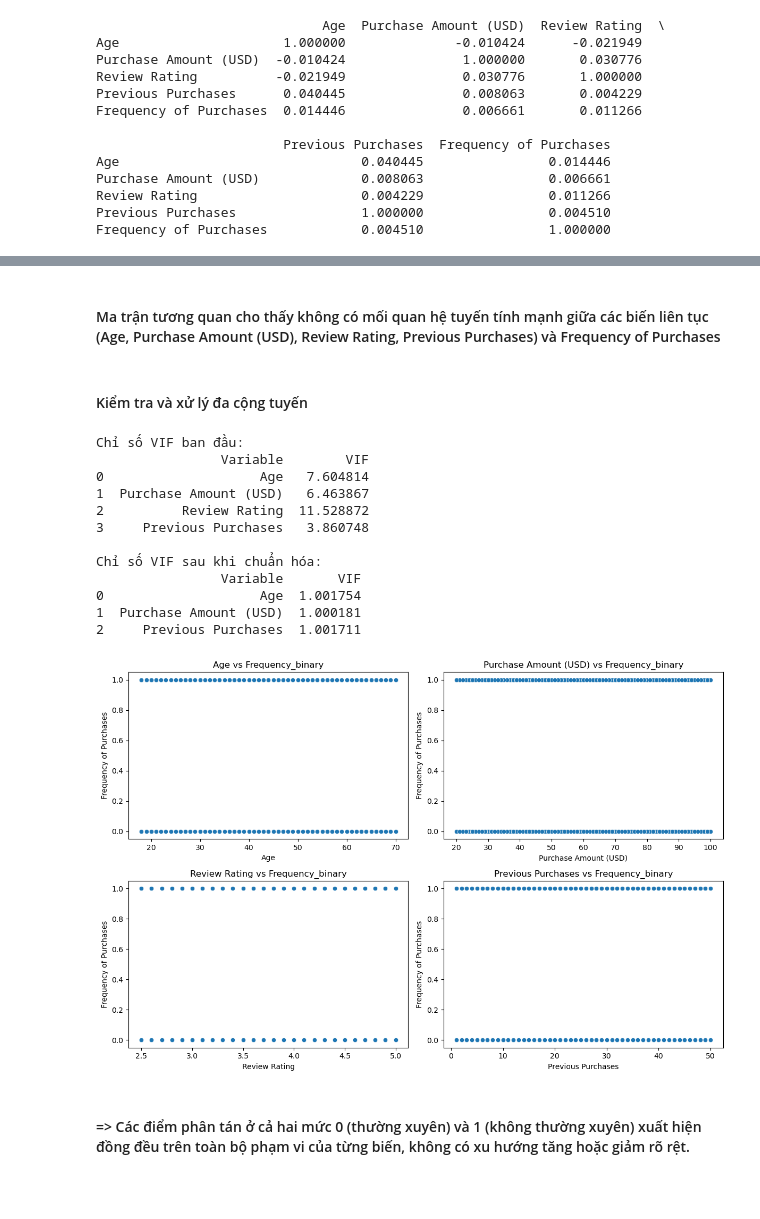
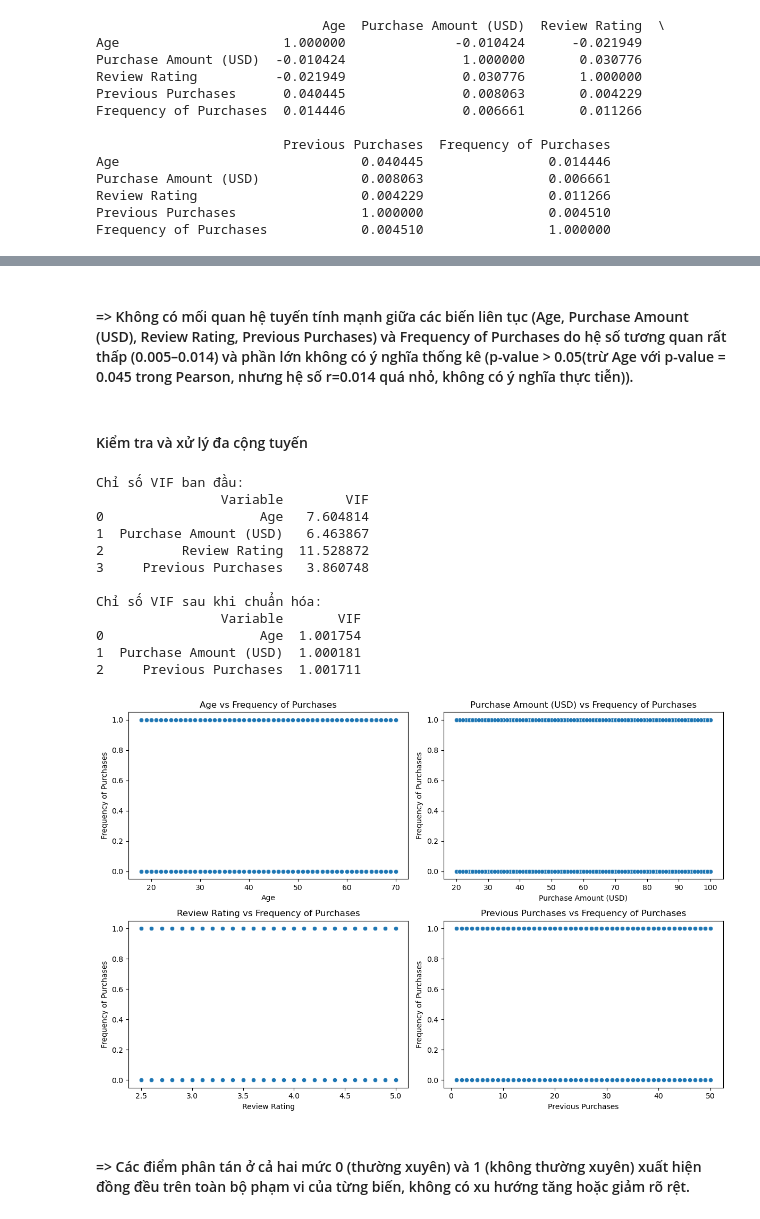
Before and after one commit to phammai1410/phantich, a Jupyter notebook: DeAn.ipynb, the cells around one changed output, grey strips where cells are left out. Cells and saved outputs as stored; diff of their text form; code cells hidden in the pictures; blank space fills up the shorter version.

```diff
--- a/3.ipynb
+++ b/DeAn.ipynb
@@ -242,3 +241,27 @@ Purchase Amount (USD)             0.008063                0.006661
 Review Rating                     0.004229                0.011266
 Previous Purchases                1.000000                0.004510
 Frequency of Purchases            0.004510                1.000000
+# %%
+
+from scipy.stats import shapiro, probplot
+# Danh sách các biến cần kiểm tra
+variables = ['Age', 'Purchase Amount (USD)', 'Review Rating', 'Previous Purchases']
+
+# Thiết lập kích thước biểu đồ
+plt.figure(figsize=(12, 8))
+
+# Vẽ Q-Q plot cho từng biến
+for i, var in enumerate(variables, 1):
+    plt.subplot(2, 2, i)  # Tạo lưới 2x2 cho 4 biểu đồ
+    probplot(df[var], dist="norm", plot=plt)  # Vẽ Q-Q plot
+    plt.title(f'Q-Q Plot - {var}')
+
+    # Kiểm định Shapiro-Wilk
+    stat, p = shapiro(df[var])
+    # Thêm ghi chú Shapiro-Wilk vào biểu đồ
+    plt.text(-2.5, df[var].max() * 0.9, f'Shapiro-Wilk: Stat={stat:.3f}, p={p:.4f}\n'
+             f'{"Chuẩn" if p > 0.05 else "Không chuẩn"}',
+             bbox=dict(facecolor='yellow', alpha=0.5))
+
+plt.tight_layout()
+plt.show()
@@ -278,17 +340,8 @@ Spearman: rho = 0.0047, p-value = 0.7699
 # %% [markdown]
-#### Ma trận tương quan cho thấy không có mối quan hệ tuyến tính mạnh giữa các biến liên tục (Age, Purchase Amount (USD), Review Rating, Previous Purchases) và Frequency of Purchases
+#### => Không có mối quan hệ tuyến tính mạnh giữa các biến liên tục (Age, Purchase Amount (USD), Review Rating, Previous Purchases) và Frequency of Purchases do hệ số tương quan rất thấp (0.005–0.014) và phần lớn không có ý nghĩa thống kê (p-value > 0.05(trừ Age với p-value = 0.045 trong Pearson, nhưng hệ số r=0.014 quá nhỏ, không có ý nghĩa thực tiễn)).
 # %% [markdown]
 #### Kiểm tra và xử lý đa cộng tuyến
 # %%
-import pandas as pd
-import numpy as np
-from sklearn.model_selection import train_test_split
-from statsmodels.genmod.generalized_linear_model import GLM
-from statsmodels.genmod.families import Binomial
-from statsmodels.stats.outliers_influence import variance_inflation_factor
-from sklearn.preprocessing import StandardScaler
-import statsmodels.api as sm
-from sklearn.metrics import classification_report, confusion_matrix, accuracy_score
 
 # Chọn các biến liên tục
 features = ['Age', 'Purchase Amount (USD)', 'Review Rating', 'Previous Purchases']
@@ -310,35 +363,35 @@ scaler = StandardScaler()
 X_reduced_scaled = scaler.fit_transform(X_reduced)
 X_reduced_scaled = pd.DataFrame(X_reduced_scaled, columns=features_reduced)
 
 # Kiểm tra VIF sau khi chuẩn hóa
 vif_data_scaled = pd.DataFrame()
 vif_data_scaled["Variable"] = X_reduced_scaled.columns
 vif_data_scaled["VIF"] = [variance_inflation_factor(X_reduced_scaled.values, i) for i in range(X_reduced_scaled.shape[1])]
 print("\nChỉ số VIF sau khi chuẩn hóa:")
 print(vif_data_scaled)
 
 # Vẽ biểu đồ phân tán để kiểm tra mối quan hệ
 plt.figure(figsize=(12, 8))
 for i, col in enumerate(features):
     plt.subplot(2, 2, i+1)  # Lưới 2x2, i+1 từ 1 đến 4
     sns.scatterplot(x=X[col], y=y)
-    plt.title(f"{col} vs Frequency_binary")
+    plt.title(f"{col} vs Frequency of Purchases")
 plt.tight_layout()
 plt.show()
 # %% [output]
 Chỉ số VIF ban đầu:
                 Variable        VIF
 0                    Age   7.604814
 1  Purchase Amount (USD)   6.463867
 2          Review Rating  11.528872
 3     Previous Purchases   3.860748
 
 Chỉ số VIF sau khi chuẩn hóa:
                 Variable       VIF
 0                    Age  1.001754
 1  Purchase Amount (USD)  1.000181
 2     Previous Purchases  1.001711
-[figure, old version]
+[figure, new version]
 # %% [markdown]
 #### => Các điểm phân tán ở cả hai mức 0 (thường xuyên) và 1 (không thường xuyên) xuất hiện đồng đều trên toàn bộ phạm vi của từng biến, không có xu hướng tăng hoặc giảm rõ rệt.
 # %% [markdown]
```
Also changed, not shown: parts of 17 cells of this notebook.
